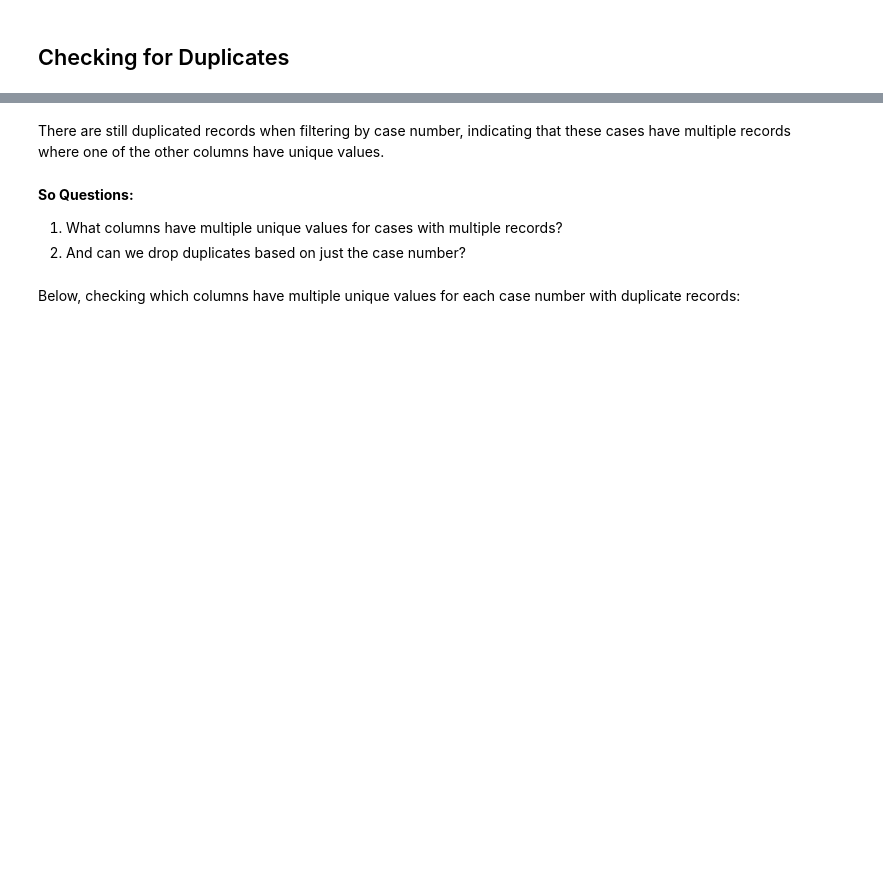
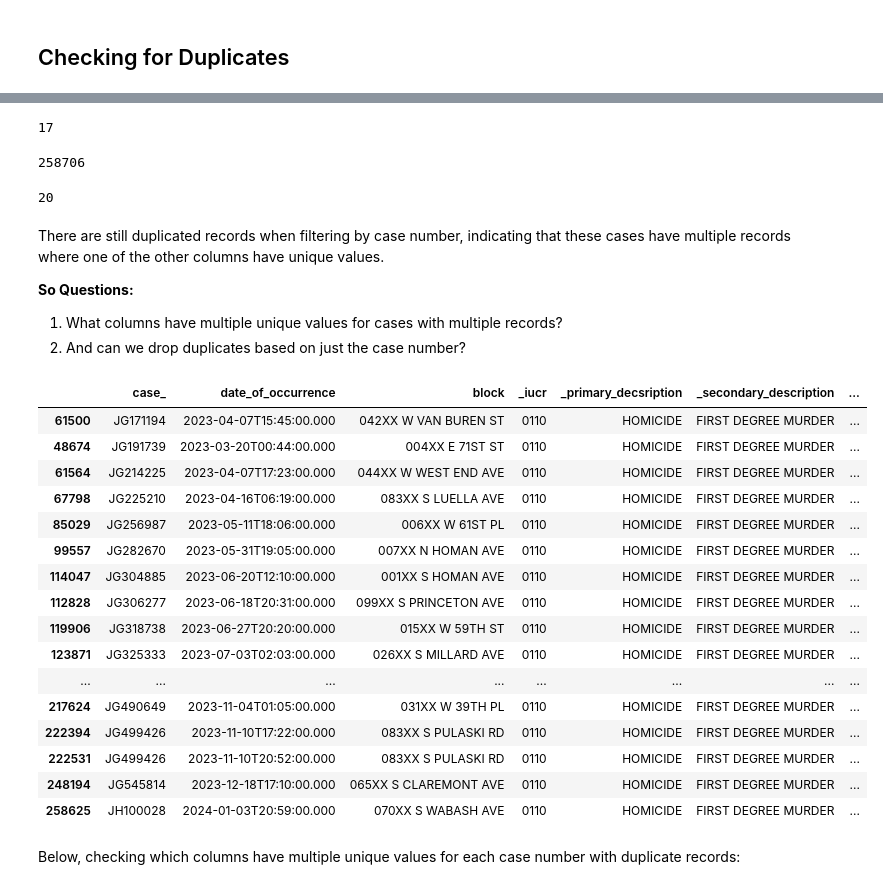
Before and after one commit to Ozxahmed/dec-proj1-chicago-crime, a Jupyter notebook: extract_transform.ipynb, the cells around one changed output, grey strips where cells are left out. Saved outputs shown, nothing was run; the diff lists cells and outputs as text; code cells hidden in the pictures; blank space fills up the shorter version.

```diff
--- a/extract_transform.ipynb
+++ b/extract_transform.ipynb
@@ -83,2 +83,8 @@ I Need re-run the for loop below, there was an error in the logic! Load saved da
 # %% [markdown]
 ## Checking for Duplicates
+# %%
+file_path = "~/Documents/DEC/dec-proj1-chicago-crime/data_2024_01_12.csv"
+
+df = pd.read_csv(file_path)
+
+df = df.drop(columns=['location','Unnamed: 0'])
@@ -86,22 +108,57 @@ I Need re-run the for loop below, there was an error in the logic! Load saved da
 duplicates_all_cols = df[df.duplicated()]
 
 len(duplicates_all_cols)
+
+# 17 columns that are duplicated along all cols
+# %% [output]
+17
+# %%
+# drop 17 duplicates
+
+df.drop_duplicates(inplace=True)
+# %%
+# confirming drop
+
+len(df)
+# %% [output]
+258706
+# %%
+duplicates = df[df.duplicated(['case_'])]
+
+len(duplicates)
+
+# 20 duplicates along case_ column
+# %% [output]
+20
 # %% [markdown]
 There are still duplicated records when filtering by case number, indicating that these cases have multiple records where one of the other columns have unique values.
+
+**So Questions:**
+
+1. What columns have multiple unique values for cases with multiple records?
+2. And can we drop duplicates based on just the case number?
-# %%
-duplicates = df[df.duplicated(subset='case_')]
-
-len(duplicates)
-# %% [markdown]
-**So Questions:**
-
-1. What columns have multiple unique values for cases with multiple records?
-2. And can we drop duplicates based on just the case number?
 # %%
 # view cases that have duplicate records
-duplicates = duplicates.sort_values('case_')
 
 duplicates
+# %% [output]
+|  | case_ | date_of_occurrence | block | _iucr | _primary_decsription | _secondary_description | ... |
+| 61500 | JG171194 | 2023-04-07T15:45:00.000 | 042XX W VAN BUREN ST | 0110 | HOMICIDE | FIRST DEGREE MURDER | ... |
+| 48674 | JG191739 | 2023-03-20T00:44:00.000 | 004XX E 71ST ST | 0110 | HOMICIDE | FIRST DEGREE MURDER | ... |
+| 61564 | JG214225 | 2023-04-07T17:23:00.000 | 044XX W WEST END AVE | 0110 | HOMICIDE | FIRST DEGREE MURDER | ... |
+| 67798 | JG225210 | 2023-04-16T06:19:00.000 | 083XX S LUELLA AVE | 0110 | HOMICIDE | FIRST DEGREE MURDER | ... |
+| 85029 | JG256987 | 2023-05-11T18:06:00.000 | 006XX W 61ST PL | 0110 | HOMICIDE | FIRST DEGREE MURDER | ... |
+| 99557 | JG282670 | 2023-05-31T19:05:00.000 | 007XX N HOMAN AVE | 0110 | HOMICIDE | FIRST DEGREE MURDER | ... |
+| 114047 | JG304885 | 2023-06-20T12:10:00.000 | 001XX S HOMAN AVE | 0110 | HOMICIDE | FIRST DEGREE MURDER | ... |
+| 112828 | JG306277 | 2023-06-18T20:31:00.000 | 099XX S PRINCETON AVE | 0110 | HOMICIDE | FIRST DEGREE MURDER | ... |
+| 119906 | JG318738 | 2023-06-27T20:20:00.000 | 015XX W 59TH ST | 0110 | HOMICIDE | FIRST DEGREE MURDER | ... |
+| 123871 | JG325333 | 2023-07-03T02:03:00.000 | 026XX S MILLARD AVE | 0110 | HOMICIDE | FIRST DEGREE MURDER | ... |
+| ... | ... | ... | ... | ... | ... | ... | ... |
+| 217624 | JG490649 | 2023-11-04T01:05:00.000 | 031XX W 39TH PL | 0110 | HOMICIDE | FIRST DEGREE MURDER | ... |
+| 222394 | JG499426 | 2023-11-10T17:22:00.000 | 083XX S PULASKI RD | 0110 | HOMICIDE | FIRST DEGREE MURDER | ... |
+| 222531 | JG499426 | 2023-11-10T20:52:00.000 | 083XX S PULASKI RD | 0110 | HOMICIDE | FIRST DEGREE MURDER | ... |
+| 248194 | JG545814 | 2023-12-18T17:10:00.000 | 065XX S CLAREMONT AVE | 0110 | HOMICIDE | FIRST DEGREE MURDER | ... |
+| 258625 | JH100028 | 2024-01-03T20:59:00.000 | 070XX S WABASH AVE | 0110 | HOMICIDE | FIRST DEGREE MURDER | ... |
 # %% [markdown]
 Below, checking which columns have multiple unique values for each case number with duplicate records:
 # %%
```
Also changed, not shown: parts of 10 cells of this notebook.
